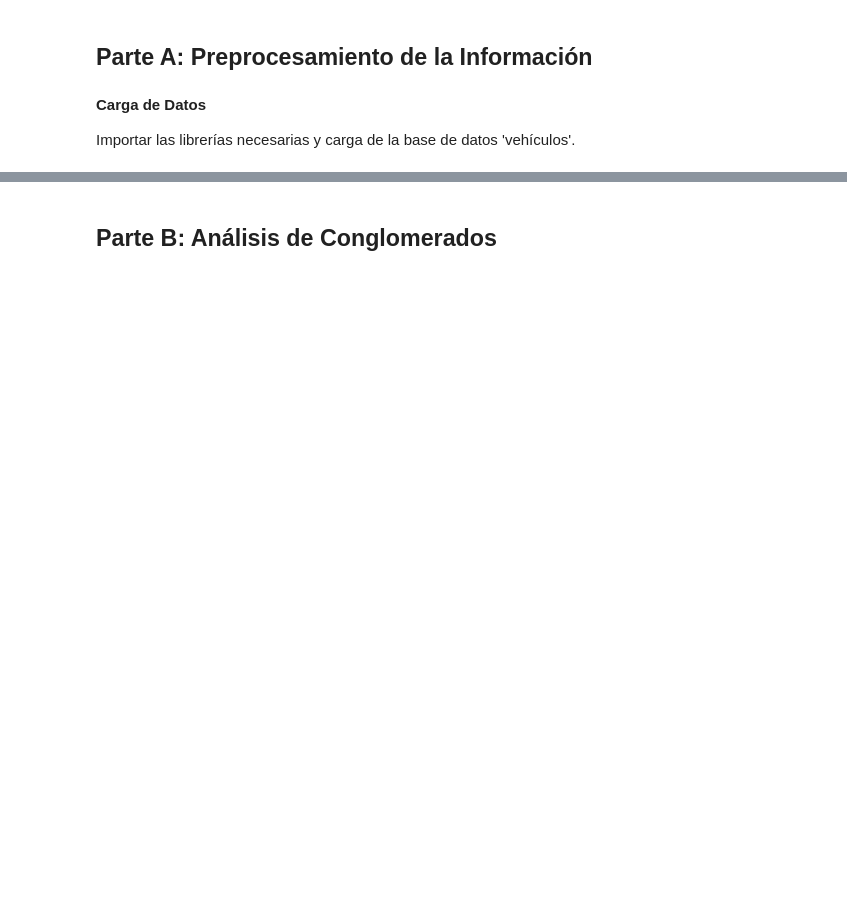
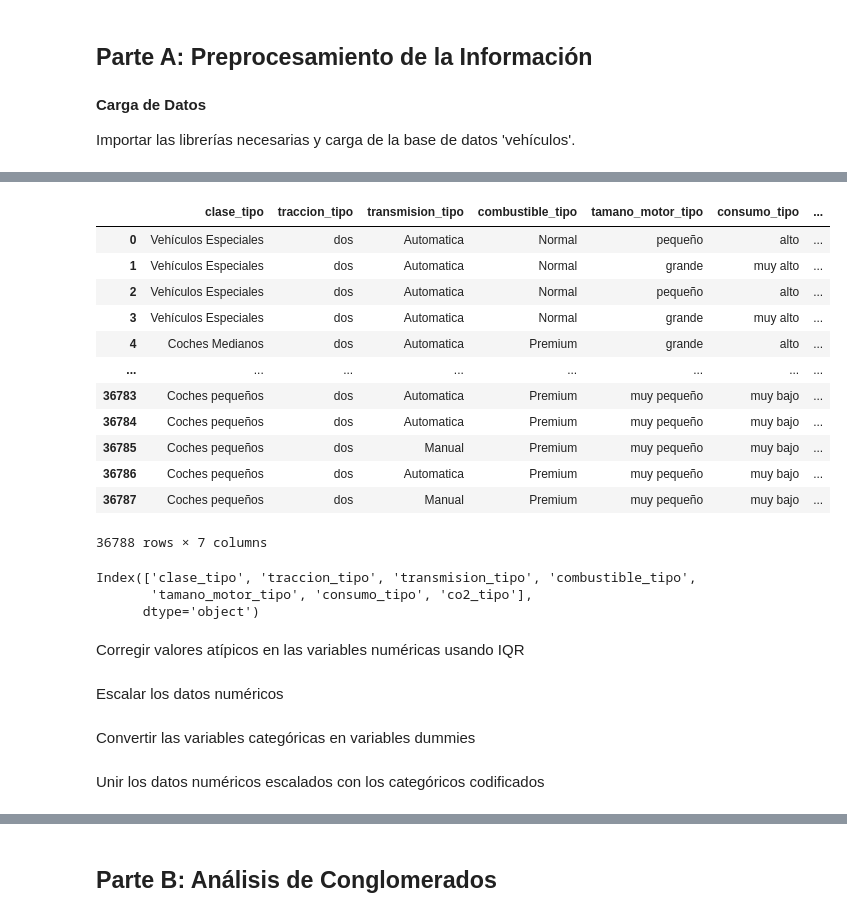
Before and after one commit to AzShet/Data_Mining-LAB10, a Jupyter notebook: LAB10-RUELAS.ipynb, the cells around one changed output, grey strips where cells are left out. Cells and saved outputs as stored; diff of their text form; code cells hidden in the pictures; blank space fills up the shorter version.

```diff
--- a/LAB10-RUELAS.ipynb
+++ b/LAB10-RUELAS.ipynb
@@ -89,0 +148,2 @@ DataFrame final después de escalamiento y dumización: 36788 filas, 29 columnas
+# %%
+datos = cargar_datos(PATH)
@@ -89,0 +152,2 @@ DataFrame final después de escalamiento y dumización: 36788 filas, 29 columnas
+# %%
+datos = eliminar_columnas(datos, COLUMNAS_A_ELIMINAR)
@@ -89,0 +156,2 @@ DataFrame final después de escalamiento y dumización: 36788 filas, 29 columnas
+# %%
+datos = eliminar_filas_nan(datos)
@@ -89,0 +163,2 @@ DataFrame final después de escalamiento y dumización: 36788 filas, 29 columnas
+# %%
+datos_numericos, datos_categoricos = separar_variables(datos)
@@ -89,0 +185,24 @@ DataFrame final después de escalamiento y dumización: 36788 filas, 29 columnas
+# %%
+datos_categoricos
+# %% [output]
+|  | clase_tipo | traccion_tipo | transmision_tipo | combustible_tipo | tamano_motor_tipo | consumo_tipo | ... |
+| 0 | Vehículos Especiales | dos | Automatica | Normal | pequeño | alto | ... |
+| 1 | Vehículos Especiales | dos | Automatica | Normal | grande | muy alto | ... |
+| 2 | Vehículos Especiales | dos | Automatica | Normal | pequeño | alto | ... |
+| 3 | Vehículos Especiales | dos | Automatica | Normal | grande | muy alto | ... |
+| 4 | Coches Medianos | dos | Automatica | Premium | grande | alto | ... |
+| ... | ... | ... | ... | ... | ... | ... | ... |
+| 36783 | Coches pequeños | dos | Automatica | Premium | muy pequeño | muy bajo | ... |
+| 36784 | Coches pequeños | dos | Automatica | Premium | muy pequeño | muy bajo | ... |
+| 36785 | Coches pequeños | dos | Manual | Premium | muy pequeño | muy bajo | ... |
+| 36786 | Coches pequeños | dos | Automatica | Premium | muy pequeño | muy bajo | ... |
+| 36787 | Coches pequeños | dos | Manual | Premium | muy pequeño | muy bajo | ... |
+36788 rows × 7 columns
+# %%
+datos_categoricos.columns
+# %% [output]
+Index(['clase_tipo', 'traccion_tipo', 'transmision_tipo', 'combustible_tipo',
+       'tamano_motor_tipo', 'consumo_tipo', 'co2_tipo'],
+      dtype='object')
+# %% [markdown]
+Corregir valores atípicos en las variables numéricas usando IQR
@@ -89,0 +211,2 @@ DataFrame final después de escalamiento y dumización: 36788 filas, 29 columnas
+# %% [markdown]
+Escalar los datos numéricos
@@ -89,0 +215,2 @@ DataFrame final después de escalamiento y dumización: 36788 filas, 29 columnas
+# %% [markdown]
+Convertir las variables categóricas en variables dummies
@@ -89,0 +219,2 @@ DataFrame final después de escalamiento y dumización: 36788 filas, 29 columnas
+# %% [markdown]
+Unir los datos numéricos escalados con los categóricos codificados
```
Also changed, not shown: parts of 86 cells of this notebook.
